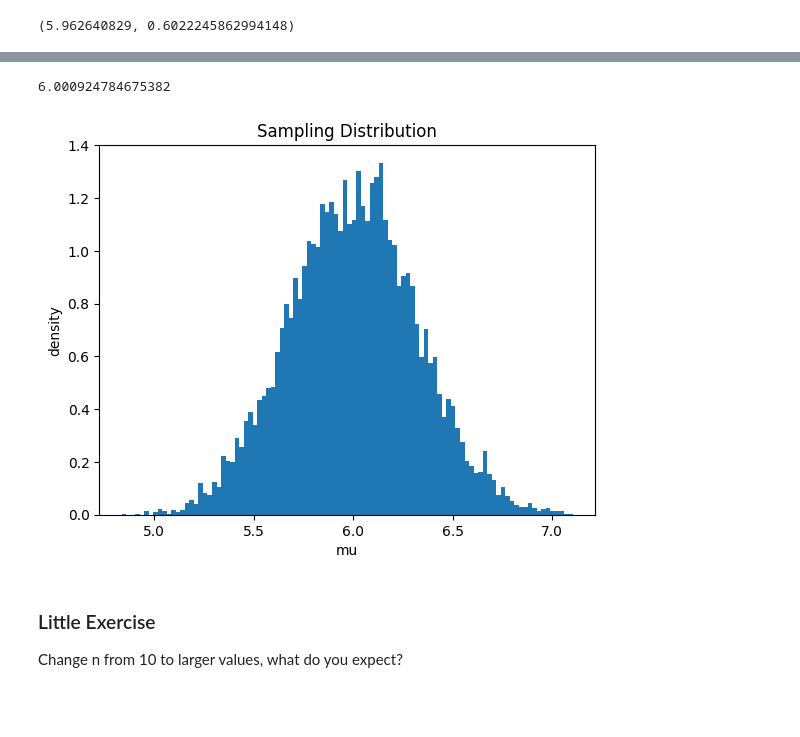
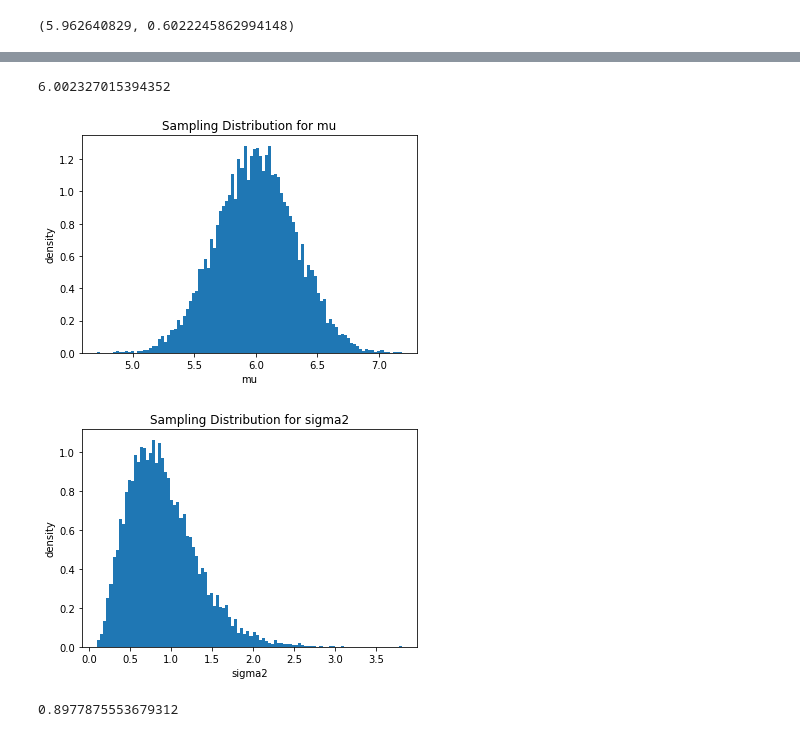
Before and after one commit to ioskn/mldl_htwg, a Jupyter notebook: intro/intro.ipynb, the cells around one changed output, grey strips where cells are left out. Cells and saved outputs as stored; diff of their text form; code cells hidden in the pictures; blank space fills up the shorter version.

```diff
--- a/intro/intro.ipynb
+++ b/intro/intro.ipynb
@@ -61,7 +77,10 @@ np.mean(x), np.std(x)
 n = 10
 runs = 10000
 mu = np.zeros(runs)
+sigma2 = np.zeros(runs)
 for i in range(runs):
     x  = np.random.normal(loc=6,scale=1,size=n) #Sampling n
-    mu[i] = np.mean(x) #calculation of the estimate
+    m = np.mean(x)
+    mu[i] = m #calculation of the estimate
+    sigma2[i] = np.mean((x - m)**2)
 # %%
@@ -72,16 +93,25 @@ array([7.03059459, 4.84464523, 6.57543719, 5.38076154, 5.67259719,
 # %%
 np.mean(mu) #Unbiased for n-->inf you get the true value 6
 # %% [output]
-6.000924784675382
+6.002327015394352
 # %%
 plt.hist(mu,100, density=True)
 plt.xlabel('mu')
 plt.ylabel('density')
-plt.title('Sampling Distribution')
+plt.title('Sampling Distribution for mu')
 plt.show()
 # %% [output]
-[figure, old version]
+[figure, new version]
-# %% [markdown]
-### Little Exercise
-
-Change n from 10 to larger values, what do you expect?
+# %%
+#Sampling Distribution for sigma
+plt.hist(sigma2,100, density=True)
+plt.xlabel('sigma2')
+plt.ylabel('density')
+plt.title('Sampling Distribution for sigma2')
+plt.show()
+# %% [output]
+[figure, added]
+# %%
+np.mean(sigma2) #0.898 Oups!!!!
+# %% [output]
+0.8977875553679312
```
Also changed, not shown: parts of 17 cells of this notebook.
